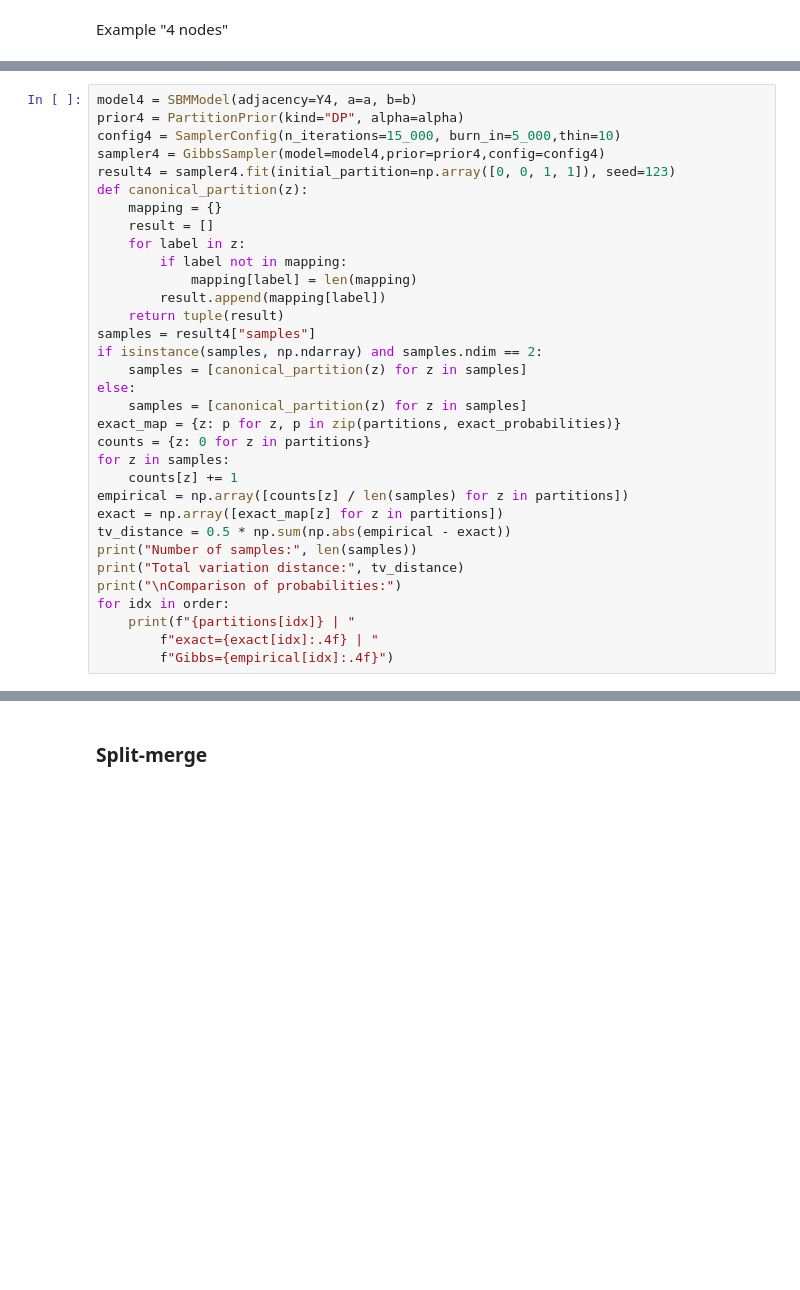
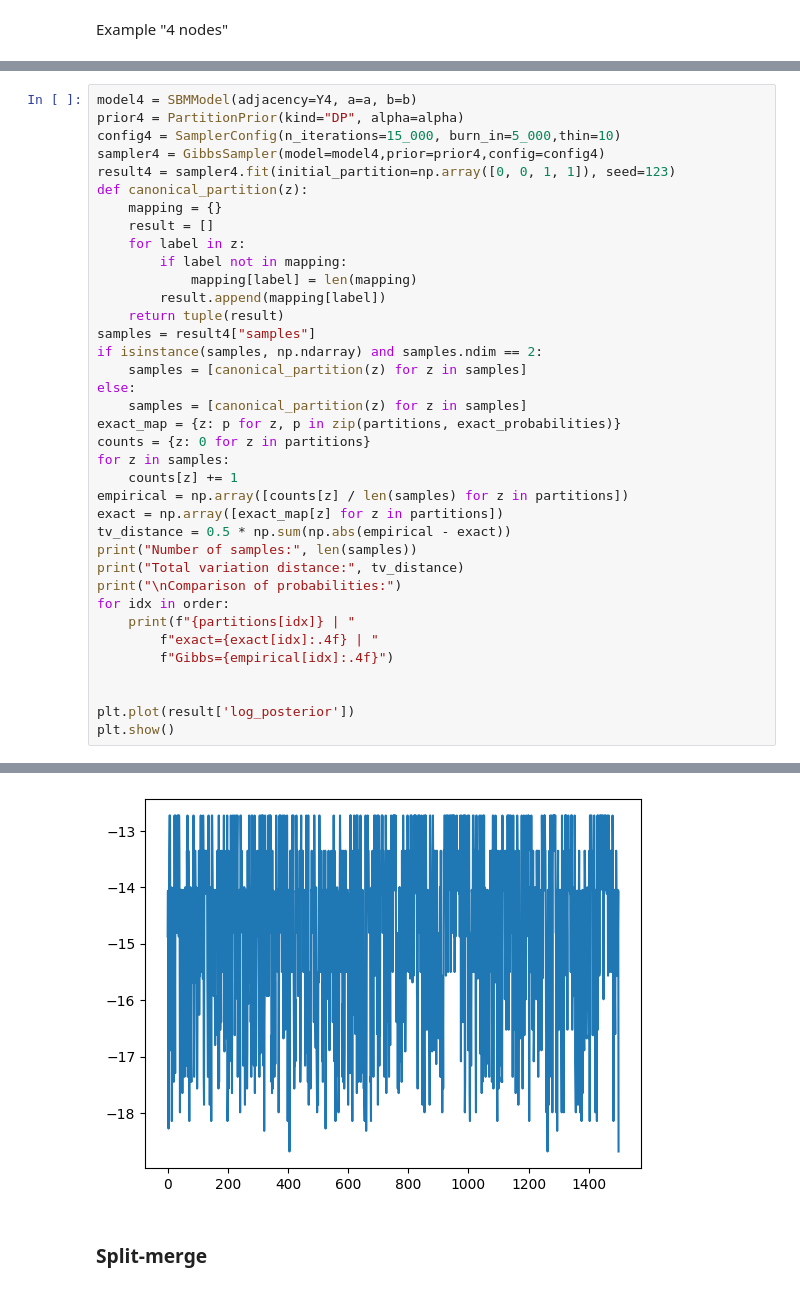
Before and after one commit to cnosa/blockregressiondynamicsnetwork, a Jupyter notebook: SSBM.ipynb, the cells around one changed output, grey strips where cells are left out. Cells and saved outputs as stored; diff of their text form; blank space fills up the shorter version.

```diff
--- a/SSBM.ipynb
+++ b/SSBM.ipynb
@@ -916,6 +921,10 @@ for idx in order:
     print(f"{partitions[idx]} | "
         f"exact={exact[idx]:.4f} | "
         f"Gibbs={empirical[idx]:.4f}")
+
+
+plt.plot(result['log_posterior'])
+plt.show()
 # %% [output]
 Number of samples: 1000
 Total variation distance: 0.05297154892617915
@@ -931,11 +940,12 @@ Comparison of probabilities:
 (0, 0, 0, 1) | exact=0.0773 | Gibbs=0.0650
 (0, 1, 2, 3) | exact=0.0653 | Gibbs=0.0610
 (0, 1, 2, 2) | exact=0.0387 | Gibbs=0.0520
 (0, 1, 2, 1) | exact=0.0387 | Gibbs=0.0420
 (0, 1, 0, 2) | exact=0.0387 | Gibbs=0.0410
 (0, 0, 1, 2) | exact=0.0387 | Gibbs=0.0360
 (0, 1, 0, 1) | exact=0.0232 | Gibbs=0.0320
 (0, 0, 1, 1) | exact=0.0232 | Gibbs=0.0150
+[figure, added]
 # %% [markdown]
 ### Split-merge
 # %%
```
Also changed, not shown: parts of 13 cells of this notebook, 1 other file.
